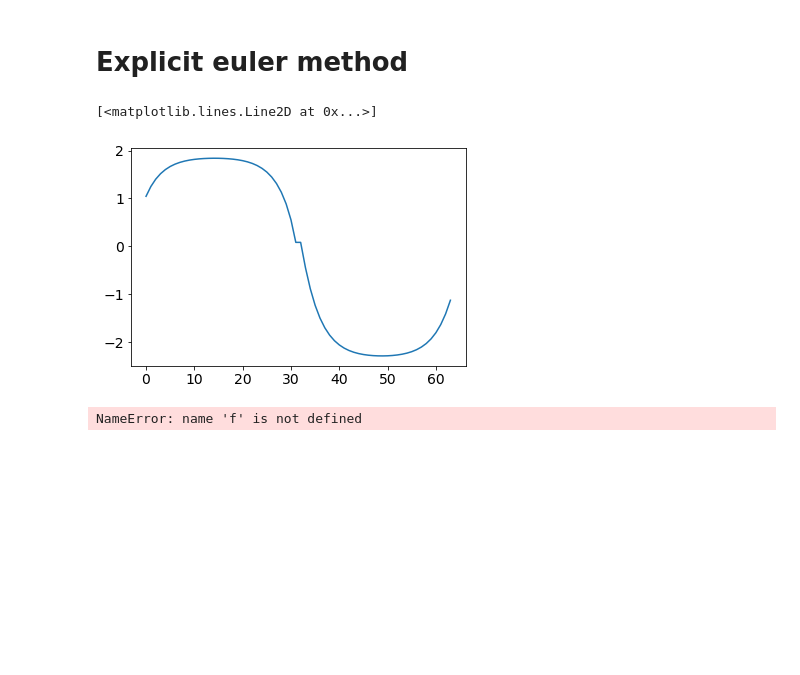
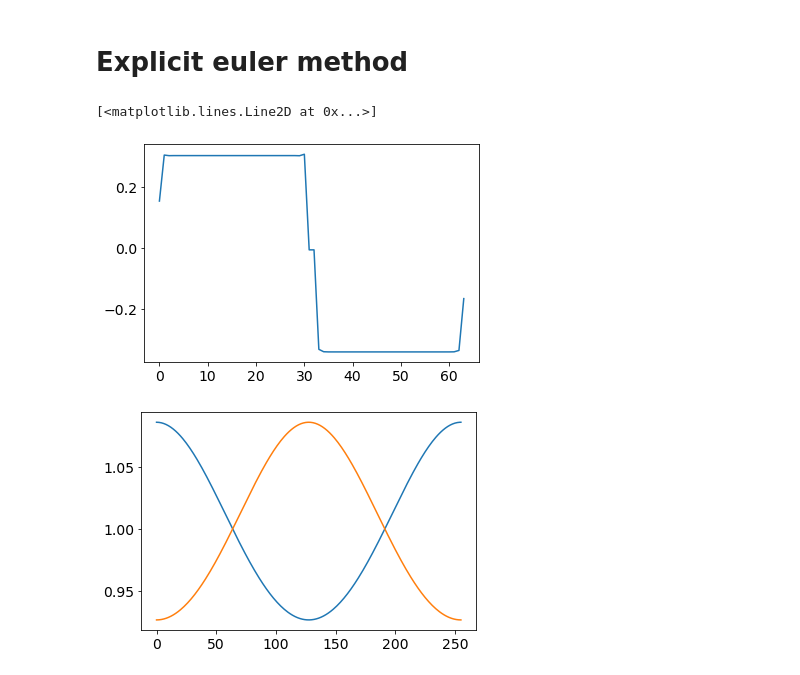
Before and after one commit to Ssalazar12/Physics, a Jupyter notebook: Self-Consistent Field Theory/Project 2 .ipynb, the cells around one changed output. Drawn from its saved outputs; the diff is of its cells as text; code cells hidden in the pictures; blank space fills up the shorter version.

```diff
--- a/Self-Consistent Field Theory/Project 2 .ipynb
+++ b/Self-Consistent Field Theory/Project 2 .ipynb
@@ -117,5 +117,5 @@ F = 1/2
 
 # fields  used for the differential equation
 wa = 5*np.cos(2*np.pi*x/L)
-wb = -wa
+wb = -1*wa
 q, q_dag = calculate_densities(Re,x,s, F ,wa, wb)
@@ -267,12 +287,0 @@ plt.legend()
-# %%
-all_items = []
-new_item = {}
-for i in range(0,5):
-    new_item['a'] = i
-    new_item['b'] = i
-
-    all_items.append(new_item)
-    print(new_item)
-    print(hex(id(new_item)))  # print memory address of new_item
-
-print(all_items)
@@ -293,13 +390,35 @@ print(all_items)
+# %%
+# length of the system
+Re = 1.0
+L = 2*Re
+# number of points in space
+Nx = 256
+# number of beads in the polymer contour
+N = 64
+# spatial discretization
+x = np.linspace(0,Nx, Nx)
+x[:Nx] = x[:Nx]*L/Nx
+# periodic boundaries
+x[-1] = x[0]
+
+# polymer contour
+s = np.linspace(0,1,N)
+# cutting point of the polymer diving A and B
+F = 1/2
+
+wa = 5*np.cos(2*np.pi*x/L)
+wb = -wa
+# %%
+q,q_dag = calculate_densities(s,Nx,F,L, wa, wb)
 # %%
 Q_Q0 = trapz(q*q_dag, x,axis=1)
 plt.plot(Q_Q0)
+plt.figure()
+plt.plot(q[-1])
+plt.plot(q_dag[0])
 # %% [output]
 [<matplotlib.lines.Line2D at 0x...>]
-[figure, old version]
+[figure, new version]
+[figure, added]
-# %%
-len(np.flip(s[int(len(s)*f):]))
-len(prod_q[int(len(s)*f)+1:])
-# %% [output]
-NameError: name 'f' is not defined
 # %%
 prod_q = q*q_dag
```
Also changed, not shown: parts of 22 cells of this notebook.
